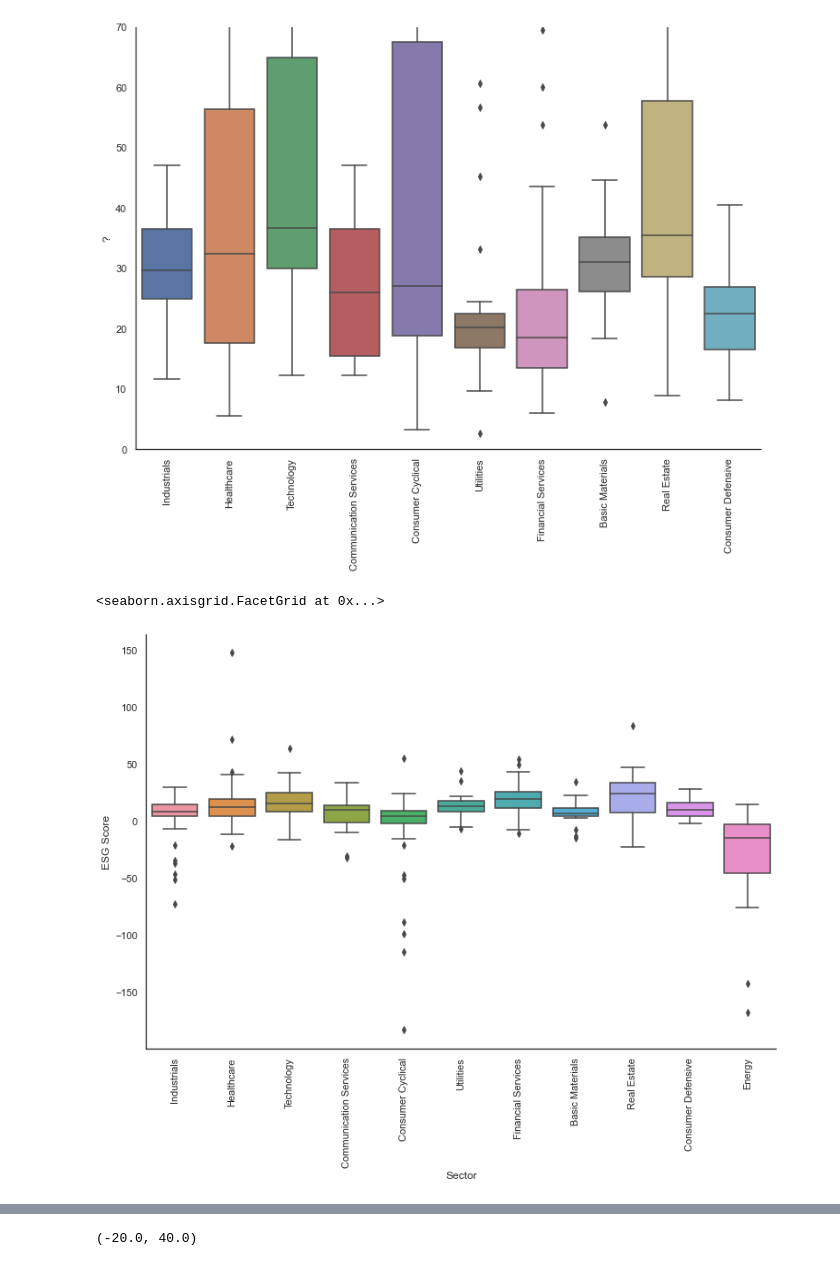
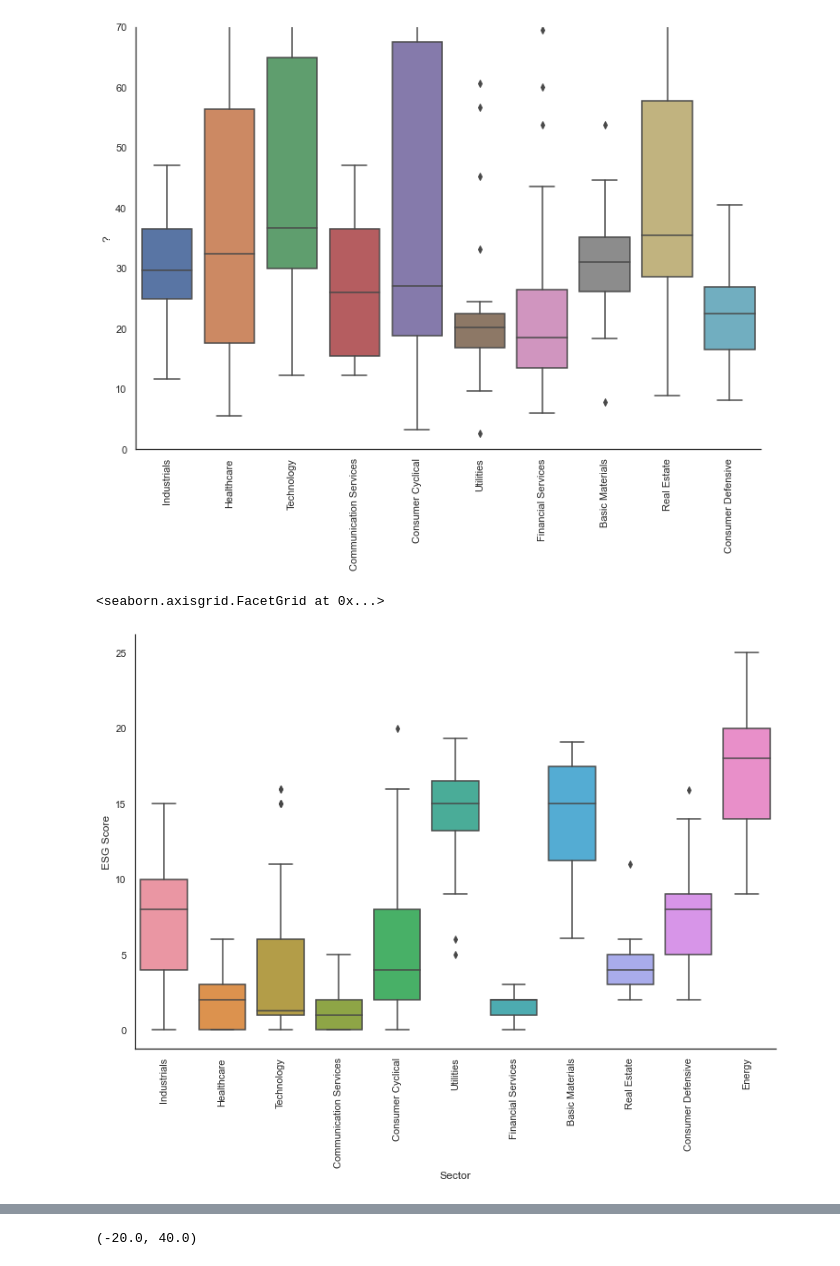
Before and after one commit to egn202/Python_Scrapy_SP500_Stocks, a Jupyter notebook: clean_data/exploratory_scratch.ipynb, the cells around one changed output, grey strips where cells are left out. Cells and saved outputs as stored; diff of their text form; code cells hidden in the pictures.

```diff
--- a/clean_data/exploratory_scratch.ipynb
+++ b/clean_data/exploratory_scratch.ipynb
@@ -122,10 +122,10 @@ plt.ylim(0,70)
 # %%
 #testing
 sns.set_style("white")
-g = sns.catplot(x="sector", y="profit_margin", kind="box", data=df, height=7, aspect=1.5)
+g = sns.catplot(x="sector", y="env_risk", kind="box", data=df, height=7, aspect=1.5)
 g.set_xticklabels(rotation=90)
 g.set(xlabel="Sector", ylabel = "ESG Score")
 # plt.ylim(-50,100)
 # %% [output]
 <seaborn.axisgrid.FacetGrid at 0x...>
-[figure, old version]
+[figure, new version]
```
Also changed, not shown: parts of 6 cells of this notebook, 48 other files.
